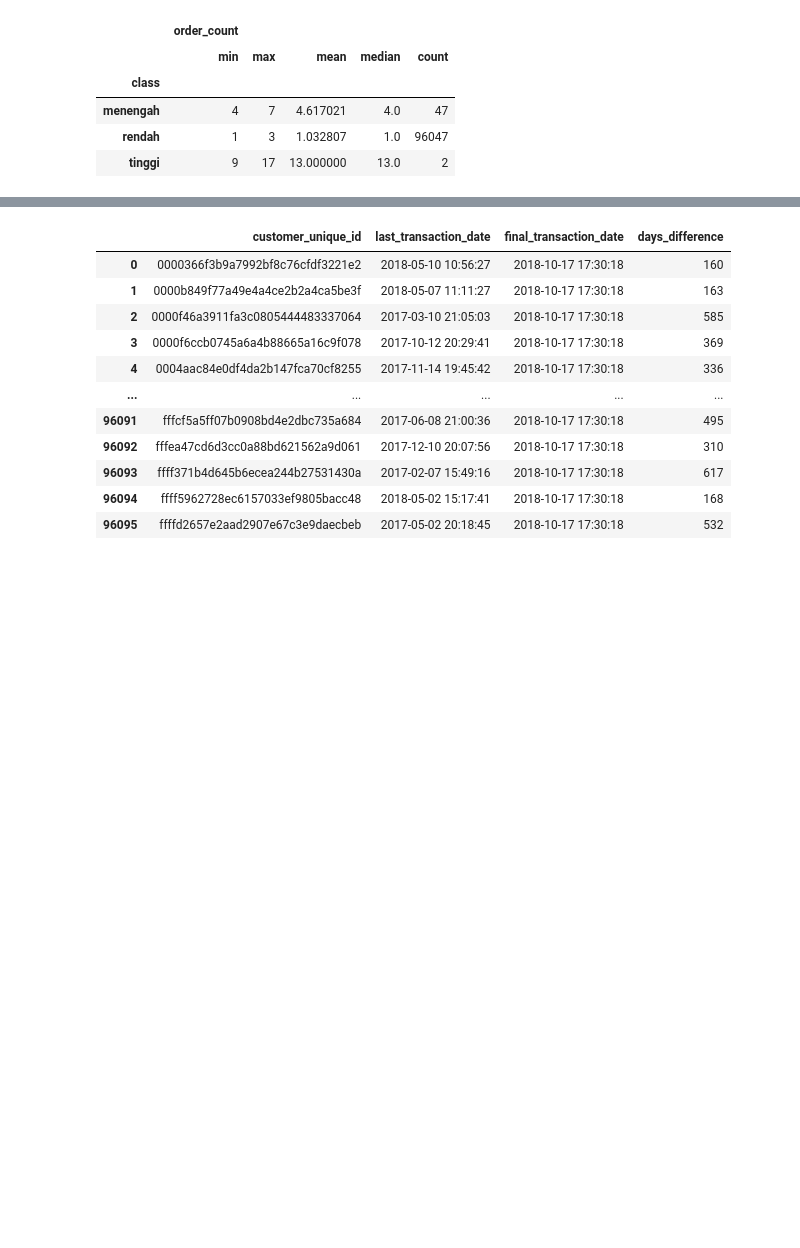
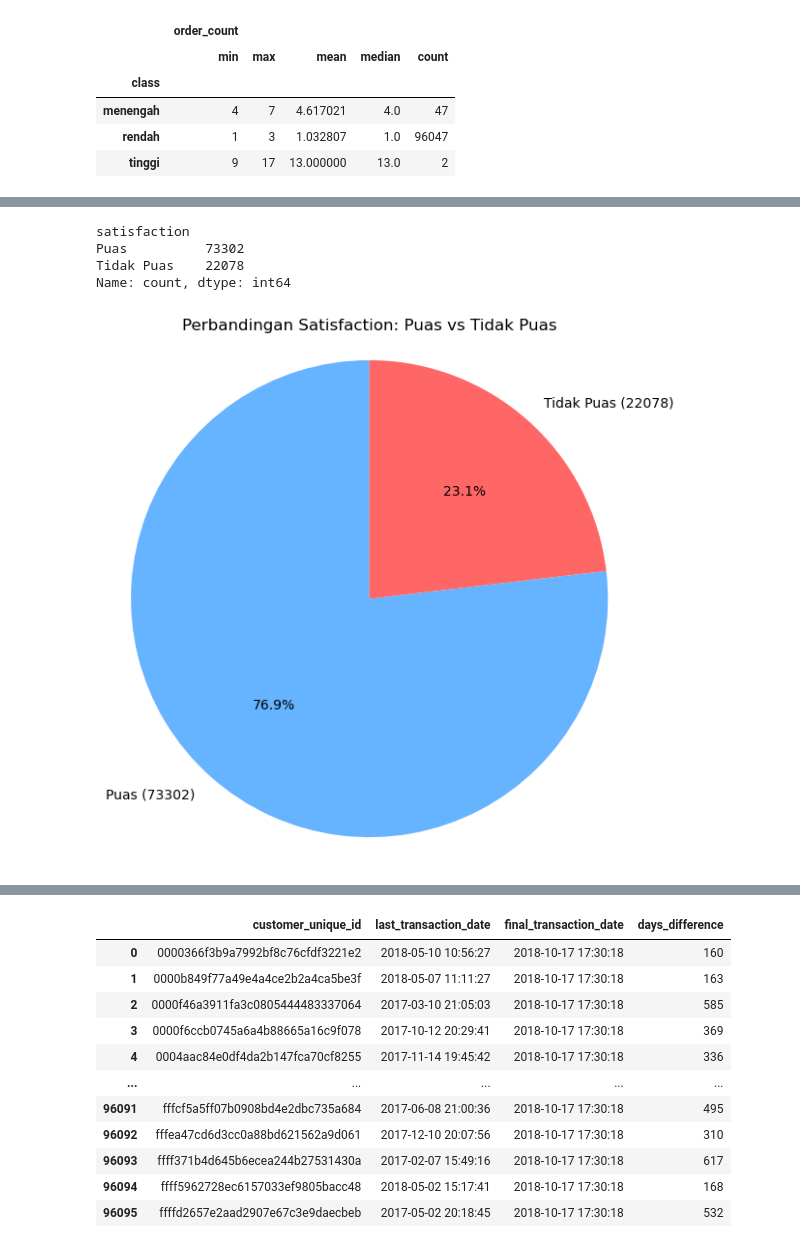
Before and after one commit to BeeGaes/data_grow, a Jupyter notebook: Growia/Modul 9/beginner/beginner.ipynb, the cells around one changed output, grey strips where cells are left out. Drawn from its saved outputs; the diff is of its cells as text; code cells hidden in the pictures; blank space fills up the shorter version.

```diff
--- a/Growia/Modul 9/beginner/beginner.ipynb
+++ b/Growia/Modul 9/beginner/beginner.ipynb
@@ -119,0 +506,32 @@ fig.show()
+# %%
+df_result.value_counts('satisfaction')
+# %% [output]
+satisfaction
+Puas          73302
+Tidak Puas    22078
+Name: count, dtype: int64
+# %%
+import pandas as pd
+import matplotlib.pyplot as plt
+
+# Menghitung jumlah customer yang puas dan tidak puas
+satisfaction_counts = df_result['satisfaction'].value_counts()
+
+# Membuat pie chart
+plt.figure(figsize=(7, 7))
+plt.pie(
+    satisfaction_counts,
+    labels=[f'{label} ({count})' for label, count in satisfaction_counts.items()],
+    autopct='%1.1f%%',
+    startangle=90,
+    colors=['#66b3ff', '#ff6666']
+)
+
+# Menambahkan judul
+plt.title('Perbandingan Satisfaction: Puas vs Tidak Puas')
+
+# Menampilkan pie chart
+plt.axis('equal')  # Agar pie chart berbentuk bulat
+plt.show()
+# %% [output]
+[figure, added]
```
Also changed, not shown: parts of 33 cells of this notebook, 2 other files.
